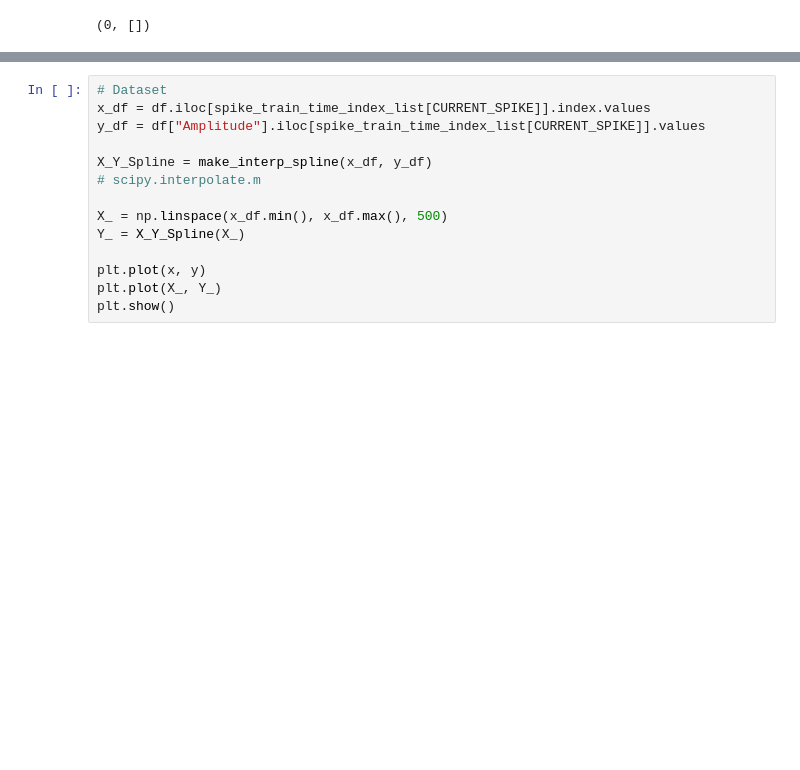
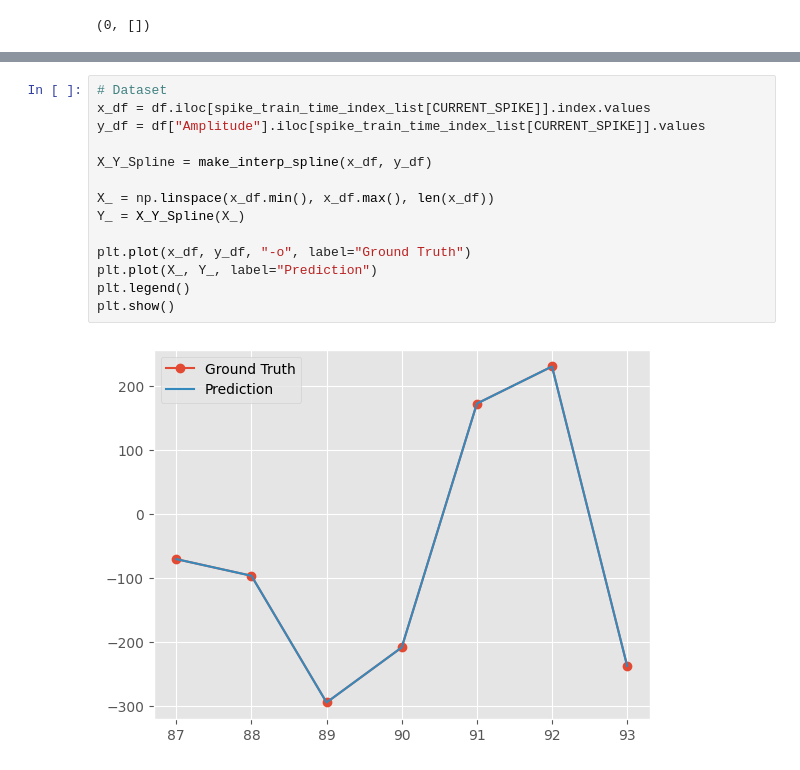
Before and after one commit to efwoods/Neuralink-Compression-Challenge, a Jupyter notebook: analysis/tutorials/polynomial-interpolation.ipynb, the cells around one changed output, grey strips where cells are left out. Drawn from its saved outputs; the diff is of its cells as text; blank space fills up the shorter version.

```diff
--- a/analysis/tutorials/polynomial-interpolation.ipynb
+++ b/analysis/tutorials/polynomial-interpolation.ipynb
@@ -816,14 +748,16 @@ df.iloc[spike_train_time_index_list[CURRENT_SPIKE]].plot()
 # %%
 # Dataset
 x_df = df.iloc[spike_train_time_index_list[CURRENT_SPIKE]].index.values
 y_df = df["Amplitude"].iloc[spike_train_time_index_list[CURRENT_SPIKE]].values
 
 X_Y_Spline = make_interp_spline(x_df, y_df)
-# scipy.interpolate.m
 
-X_ = np.linspace(x_df.min(), x_df.max(), 500)
+X_ = np.linspace(x_df.min(), x_df.max(), len(x_df))
 Y_ = X_Y_Spline(X_)
 
-plt.plot(x, y)
-plt.plot(X_, Y_)
+plt.plot(x_df, y_df, "-o", label="Ground Truth")
+plt.plot(X_, Y_, label="Prediction")
+plt.legend()
 plt.show()
+# %% [output]
+[figure, added]
```
Also changed, not shown: parts of 42 cells of this notebook.
